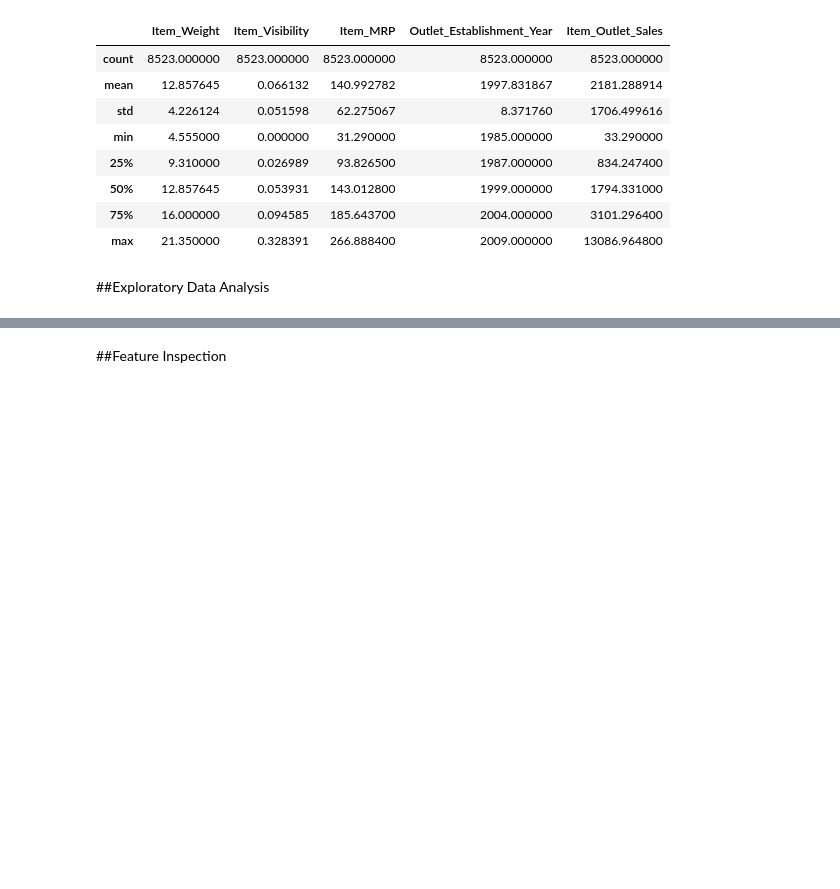
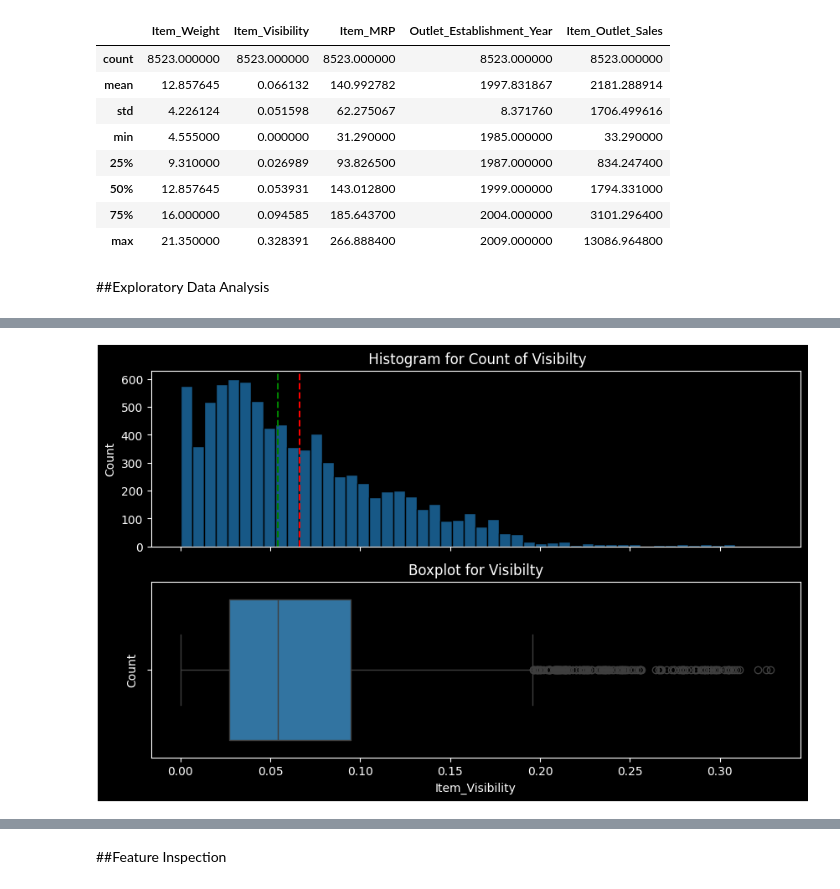
Before and after one commit to dina-masry/Prediction-of-Product-Sales, a Jupyter notebook: Prediction_of_Product_Sales.ipynb, the cells around one changed output, grey strips where cells are left out. Cells and saved outputs as stored; diff of their text form; code cells hidden in the pictures; blank space fills up the shorter version.

```diff
--- a/Prediction_of_Product_Sales.ipynb
+++ b/Prediction_of_Product_Sales.ipynb
@@ -273,0 +352,4 @@ df[num_cols].describe()
+# %%
+plot_numeric(df,numeric_cols[1],' Histogram for Count of Visibilty', 'Boxplot for Visibilty')
+# %% [output]
+[figure, added]
```
Also changed, not shown: parts of 30 cells of this notebook.
